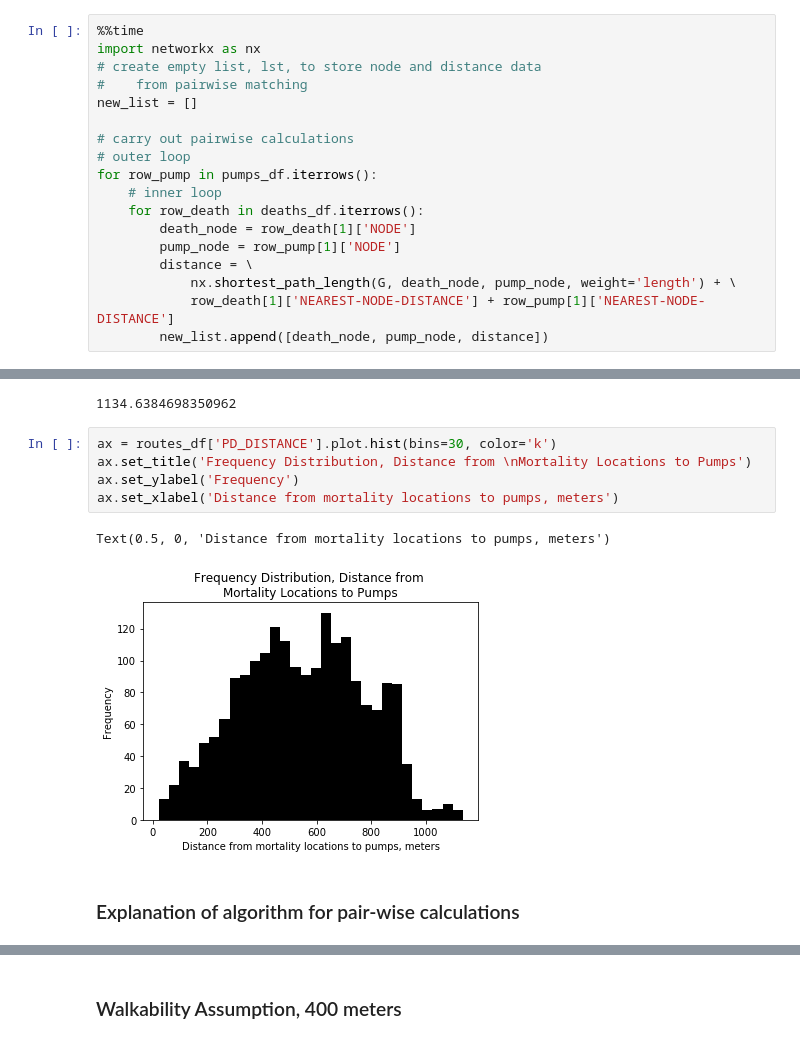
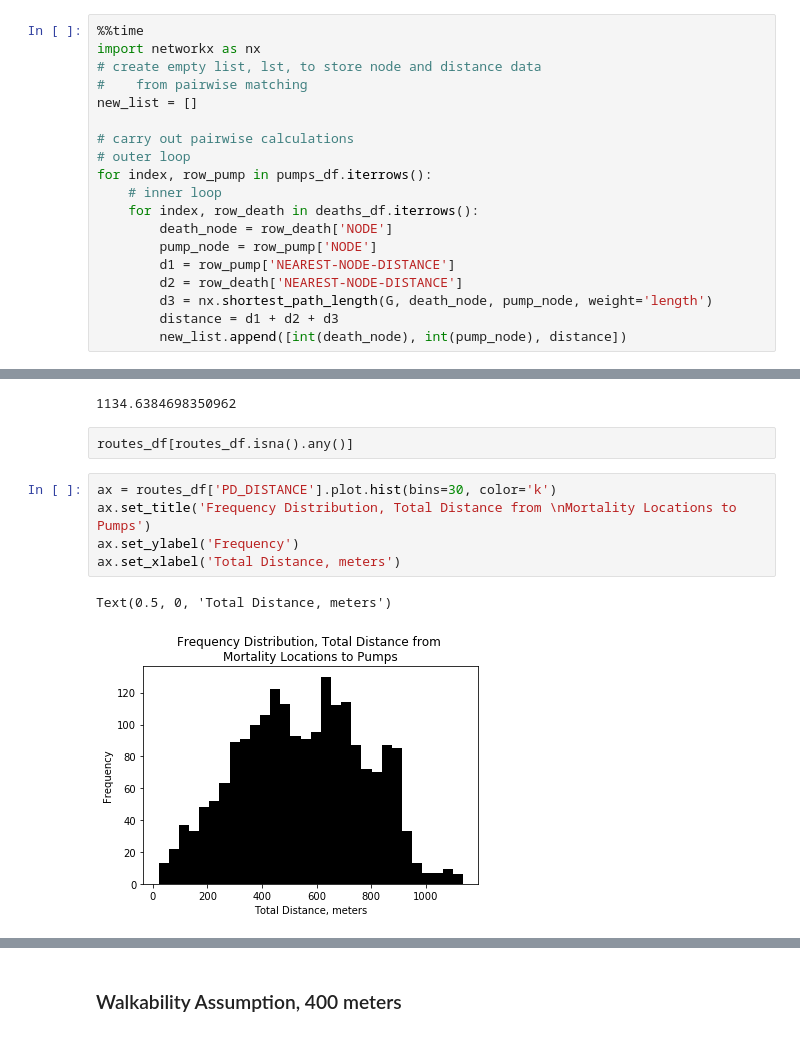
Before and after one commit to PHI-Case-Studies/1854-Cholera-Outbreak-London-Advanced-1, a Jupyter notebook: NB04-Cholera-Case-Study-OpenStreetMaps-Networkx-Part-2.ipynb, the cells around one changed output, grey strips where cells are left out. Cells and saved outputs as stored; diff of their text form.

```diff
--- a/NB04-Cholera-Case-Study-OpenStreetMaps-Networkx-Part-2.ipynb
+++ b/NB04-Cholera-Case-Study-OpenStreetMaps-Networkx-Part-2.ipynb
@@ -294,13 +290,14 @@ new_list = []
 
 # carry out pairwise calculations
 # outer loop
-for row_pump in pumps_df.iterrows():
+for index, row_pump in pumps_df.iterrows():
     # inner loop
-    for row_death in deaths_df.iterrows():
-        death_node = row_death[1]['NODE']
-        pump_node = row_pump[1]['NODE']
-        distance = \
-            nx.shortest_path_length(G, death_node, pump_node, weight='length') + \
-            row_death[1]['NEAREST-NODE-DISTANCE'] + row_pump[1]['NEAREST-NODE-DISTANCE']
-        new_list.append([death_node, pump_node, distance])
+    for index, row_death in deaths_df.iterrows():
+        death_node = row_death['NODE']
+        pump_node = row_pump['NODE']
+        d1 = row_pump['NEAREST-NODE-DISTANCE']
+        d2 = row_death['NEAREST-NODE-DISTANCE']
+        d3 = nx.shortest_path_length(G, death_node, pump_node, weight='length')
+        distance = d1 + d2 + d3
+        new_list.append([int(death_node), int(pump_node), distance])
 # %% [output]
@@ -328,13 +320,13 @@ routes_df['PD_DISTANCE'].min()
 routes_df['PD_DISTANCE'].max()
 # %% [output]
 1134.6384698350962
+# %% [raw]
+routes_df[routes_df.isna().any()]
 # %%
 ax = routes_df['PD_DISTANCE'].plot.hist(bins=30, color='k')
-ax.set_title('Frequency Distribution, Distance from \nMortality Locations to Pumps')
+ax.set_title('Frequency Distribution, Total Distance from \nMortality Locations to Pumps')
 ax.set_ylabel('Frequency')
-ax.set_xlabel('Distance from mortality locations to pumps, meters')
+ax.set_xlabel('Total Distance, meters')
 # %% [output]
-Text(0.5, 0, 'Distance from mortality locations to pumps, meters')
+Text(0.5, 0, 'Total Distance, meters')
-[figure, old version]
+[figure, new version]
-# %% [markdown]
-### Explanation of algorithm for pair-wise calculations
```
Also changed, not shown: parts of 49 cells of this notebook, 2 other files.
